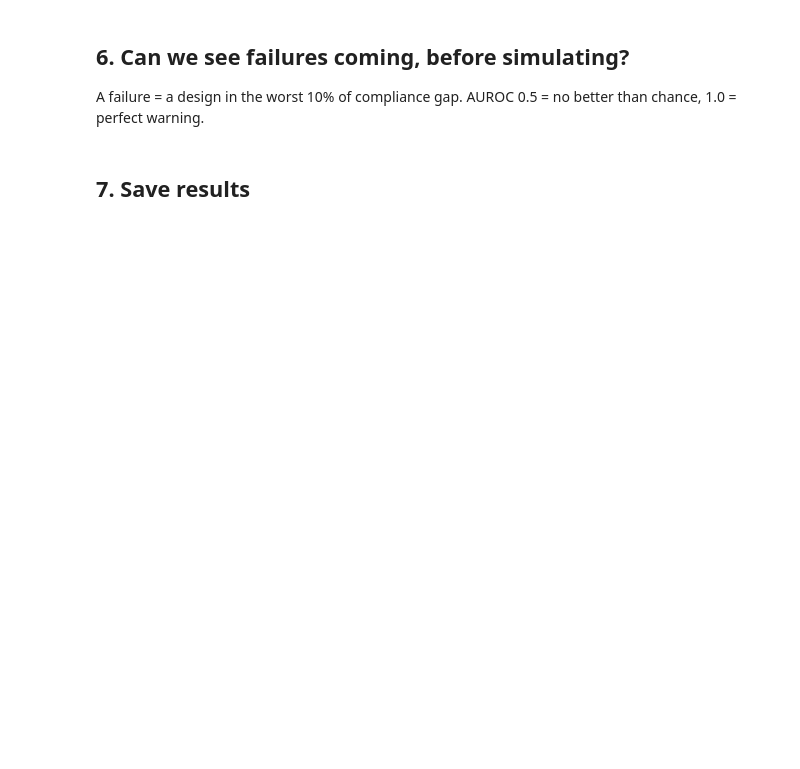
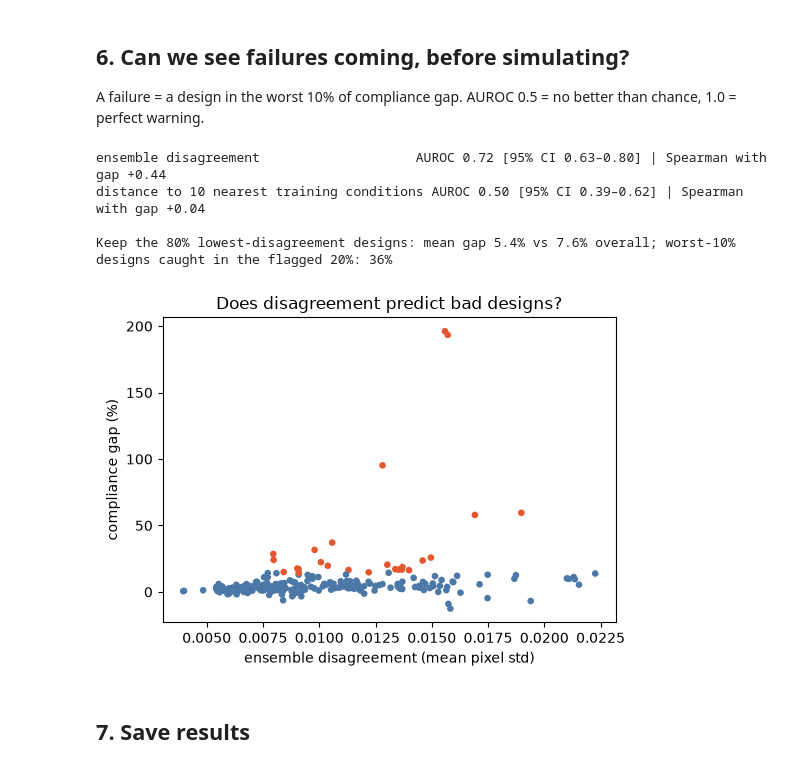
Before and after one commit to jony-coder/engibench-beams2d-reliability, a Jupyter notebook: notebooks/beams2d_reliability_study.ipynb, the cells around one changed output. Cells and saved outputs as stored; diff of their text form; code cells hidden in the pictures; blank space fills up the shorter version.

Commit message:
Full results: per-condition failure analysis and warning signals

```diff
--- a/notebooks/beams2d_reliability_study.ipynb
+++ b/notebooks/beams2d_reliability_study.ipynb
@@ -48,9 +57,23 @@ The dataset structure is printed so the cells below can find the design and cond
 # %%
 problem = Beams2D(seed=SEED)
 SHAPE = tuple(problem.design_space.shape)
-COND_NAMES = [k for k, _ in problem.conditions]
+
+import dataclasses
+def as_dict(obj):
+    # EngiBench describes conditions as a small object; turn it into {name: default}
+    if isinstance(obj, dict):
+        return dict(obj)
+    if dataclasses.is_dataclass(obj):
+        return {f.name: getattr(obj, f.name, f.default) for f in dataclasses.fields(obj)}
+    try:
+        return dict(obj)
+    except Exception:
+        return {k: v for k, v in vars(obj).items() if not k.startswith("_")}
+
+COND_DEFAULTS = as_dict(problem.conditions)
+COND_NAMES = list(COND_DEFAULTS)
+print("condition defaults:", COND_DEFAULTS)
 print("design space:", problem.design_space)
-print("conditions:", problem.conditions)
 print("objectives:", problem.objectives)
 
 ds = problem.dataset
@@ -157,18 +234,29 @@ with torch.no_grad():
     preds = np.stack([m(ct).cpu().numpy() for m in models])   # (models, N, H, W)
 Xgen = preds[0]                                    # the design we would actually use: model 0
 disagree = preds.std(0).mean(axis=(1, 2))          # warning signal 1: ensemble disagreement
-dists = np.sqrt(((norm(Ce)[:, None, :] - norm(Ctr)[None, :, :]) ** 2).sum(-1)).min(1)  # signal 2
+D = np.sqrt(((norm(Ce)[:, None, :] - norm(Ctr)[None, :, :]) ** 2).sum(-1))
+dists = np.sort(D, axis=1)[:, :10].mean(1)        # signal 2: mean distance to the 10 nearest training conditions
 
 def config_of(c):
     cfg = {}
     for n, v in zip(COND_COLS, c):
-        default = dict(problem.conditions).get(n)
+        default = COND_DEFAULTS.get(n)
         cfg[n] = bool(v > 0.5) if isinstance(default, (bool, np.bool_)) else float(v)
     return cfg
 
 def simulate(design, cfg):
-    out = problem.simulate(design=np.asarray(design, dtype=np.float64), config=cfg)
+    # Fresh simulator for every call: Beams2D caches its load/stiffness setup after the first
+    # simulate(), so reusing one instance would apply the FIRST condition's load to every design.
+    p = Beams2D(seed=SEED)
+    out = p.simulate(design=np.asarray(design, dtype=np.float64), config=cfg)
     return float(np.asarray(out).ravel()[0])
+
+# Sanity check: the simulator must reproduce the compliance stored in the dataset
+for j in range(3):
+    row = test_ds[j]
+    cfg_j = {c: row[c] for c in COND_COLS}
+    x_j = np.asarray(row[DESIGN_COL], dtype=np.float64).reshape(SHAPE)
+    print(f"check row {j}: stored c {row['c']:.4g} | simulated {simulate(x_j, cfg_j):.4g}")
 
 rows = []; t0 = time.time()
 for i in range(len(idx)):
@@ -178,7 +266,7 @@ for i in range(len(idx)):
     c_gt = simulate(Xgt[i], cfg)
     rows.append(dict(**{n: float(v) for n, v in zip(COND_COLS, Ce[i])},
                      c_gen=c_gen, c_gt=c_gt, gap=(c_gen - c_gt) / abs(c_gt),
-                     violated=bool(viol) and len(viol) > 0,
+                     violated=bool(viol),
                      vol_err=float(Xgen[i].mean() - Xgt[i].mean()),
                      disagree=float(disagree[i]), nn_dist=float(dists[i])))
     if i == 0 or (i + 1) % 50 == 0:
@@ -236,30 +370,36 @@ plt.savefig("results/worst_designs.png", dpi=150); plt.show()
 A failure = a design in the worst 10% of compliance gap. AUROC 0.5 = no better than chance, 1.0 = perfect warning.
 # %%
 y_fail = worst.values.astype(int)
-signals = {"ensemble disagreement": R.disagree.values, "distance to nearest training condition": R.nn_dist.values}
+signals = {"ensemble disagreement": R.disagree.values, "distance to 10 nearest training conditions": R.nn_dist.values}
 res = {}
 for name, s in signals.items():
     auc = roc_auc_score(y_fail, s)
     b = np.random.default_rng(SEED); boots = []
     for _ in range(2000):
         k = b.integers(0, len(s), len(s))
         if y_fail[k].min() != y_fail[k].max():
             boots.append(roc_auc_score(y_fail[k], s[k]))
     lo, hi = np.quantile(boots, [.025, .975])
     rho = pd.Series(s).corr(R.gap, method="spearman")
     res[name] = dict(auroc=auc, lo=lo, hi=hi, spearman=rho)
     print(f"{name:<40s} AUROC {auc:.2f} [95% CI {lo:.2f}–{hi:.2f}] | Spearman with gap {rho:+.2f}")
 
 # What if we only trusted the 80% most confident designs?
 keep = R.disagree <= R.disagree.quantile(0.8)
 print(f"\nKeep the 80% lowest-disagreement designs: mean gap {100*R.gap[keep].mean():.1f}% vs {100*R.gap.mean():.1f}% overall; "
       f"worst-10% designs caught in the flagged 20%: {100*worst[~keep].sum()/worst.sum():.0f}%")
 
 fig, ax = plt.subplots(figsize=(5.5, 4))
 ax.scatter(R.disagree, 100 * R.gap, s=14, c=np.where(worst, "#E4572E", "#4C78A8"))
 ax.set_xlabel("ensemble disagreement (mean pixel std)"); ax.set_ylabel("compliance gap (%)")
 ax.set_title("Does disagreement predict bad designs?")
 plt.tight_layout(); plt.savefig("results/disagreement_vs_gap.png", dpi=150); plt.show()
+# %% [output]
+ensemble disagreement                    AUROC 0.72 [95% CI 0.63–0.80] | Spearman with gap +0.44
+distance to 10 nearest training conditions AUROC 0.50 [95% CI 0.39–0.62] | Spearman with gap +0.04
+
+Keep the 80% lowest-disagreement designs: mean gap 5.4% vs 7.6% overall; worst-10% designs caught in the flagged 20%: 36%
+[figure, added]
 # %% [markdown]
 ## 7. Save results
 # %%
```
Also changed, not shown: parts of 11 cells of this notebook, 6 other files.
